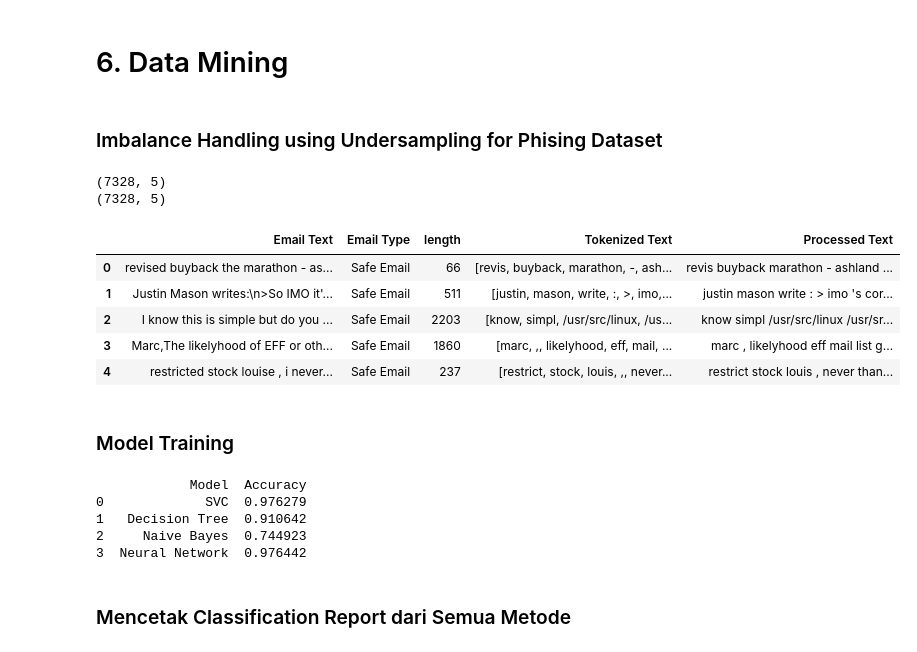
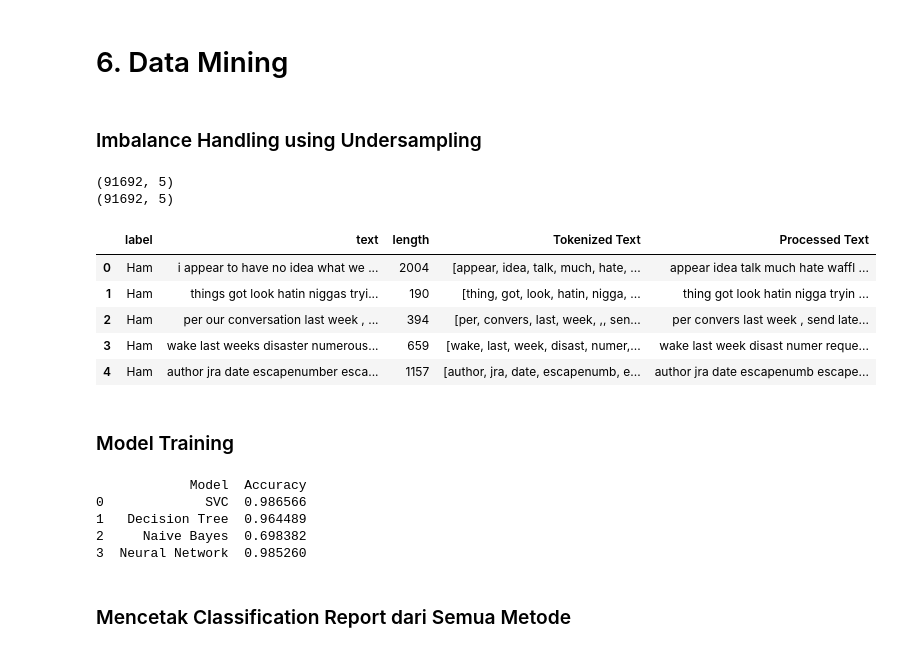
Before and after one commit to dikkaaaw/Email-Phising-Classification, a Jupyter notebook: Phishing Classification.ipynb, the cells around one changed output. Saved outputs shown, nothing was run; the diff lists cells and outputs as text; code cells hidden in the pictures.

```diff
--- a/Phishing Classification.ipynb
+++ b/Phishing Classification.ipynb
@@ -251,38 +262,38 @@ print(tfidf_matrix.shape)
 # %% [markdown]
 # 6. Data Mining
 # %% [markdown]
-### Imbalance Handling using Undersampling for Phising Dataset
+### Imbalance Handling using Undersampling
 # %%
 # Menggunakan undersampling untuk mengatasi dataset yang tidak seimbang
-df_phishing = df[df['Email Type'] == 'Safe Email']
-df_non_phishing = df[df['Email Type'] == 'Phishing Email']
+df_ham = df[df['label'] == 'Ham']
+df_spam = df[df['label'] == 'Spam']
 
 # Melakukan undersampling pada dataset
-df_phishing = df_phishing.sample(df_non_phishing.shape[0])
+df_ham = df_ham.sample(df_spam.shape[0])
 # %%
 # Mengecek kembali shape dari dataset
-print(df_phishing.shape)
-print(df_non_phishing.shape)
+print(df_ham.shape)
+print(df_spam.shape)
 # %% [output]
-(7328, 5)
-(7328, 5)
+(91692, 5)
+(91692, 5)
 # %%
 # Membuat dataset baru dari hasil undersampling yang telah dilakukan
-df_balanced = pd.concat([df_phishing, df_non_phishing], ignore_index=True)
+df_balanced = pd.concat([df_ham, df_spam], ignore_index=True)
 df_balanced.head()
 # %% [output]
-|  | Email Text | Email Type | length | Tokenized Text | Processed Text |
-| 0 | revised buyback the marathon - as... | Safe Email | 66 | [revis, buyback, marathon, -, ash... | revis buyback marathon - ashland ... |
-| 1 | Justin Mason writes:\n>So IMO it'... | Safe Email | 511 | [justin, mason, write, :, >, imo,... | justin mason write : > imo 's cor... |
-| 2 | I know this is simple but do you ... | Safe Email | 2203 | [know, simpl, /usr/src/linux, /us... | know simpl /usr/src/linux /usr/sr... |
-| 3 | Marc,The likelyhood of EFF or oth... | Safe Email | 1860 | [marc, ,, likelyhood, eff, mail, ... | marc , likelyhood eff mail list g... |
-| 4 | restricted stock louise , i never... | Safe Email | 237 | [restrict, stock, louis, ,, never... | restrict stock louis , never than... |
+|  | label | text | length | Tokenized Text | Processed Text |
+| 0 | Ham | i appear to have no idea what we ... | 2004 | [appear, idea, talk, much, hate, ... | appear idea talk much hate waffl ... |
+| 1 | Ham | things got look hatin niggas tryi... | 190 | [thing, got, look, hatin, nigga, ... | thing got look hatin nigga tryin ... |
+| 2 | Ham | per our conversation last week , ... | 394 | [per, convers, last, week, ,, sen... | per convers last week , send late... |
+| 3 | Ham | wake last weeks disaster numerous... | 659 | [wake, last, week, disast, numer,... | wake last week disast numer reque... |
+| 4 | Ham | author jra date escapenumber esca... | 1157 | [author, jra, date, escapenumb, e... | author jra date escapenumb escape... |
 # %% [markdown]
 ### Model Training
 # %%
 # Mendefinisikan variabel X dan y
-X = df['Processed Text']
-y = df['Email Type']
+X = df_balanced['Processed Text']
+y = df_balanced['label']
 
 # Membagi dataset menjadi training dan testing set
 X_train, X_test, y_train, y_test = train_test_split(X, y, test_size=0.33, random_state=42)
@@ -335,9 +346,9 @@ results = pd.DataFrame({
 print(results)
 # %% [output]
             Model  Accuracy
-0             SVC  0.976279
-1   Decision Tree  0.910642
-2     Naive Bayes  0.744923
-3  Neural Network  0.976442
+0             SVC  0.986566
+1   Decision Tree  0.964489
+2     Naive Bayes  0.698382
+3  Neural Network  0.985260
 # %%
 # Konversi akurasi model ke format csv
```
Also changed, not shown: parts of 11 cells of this notebook.
